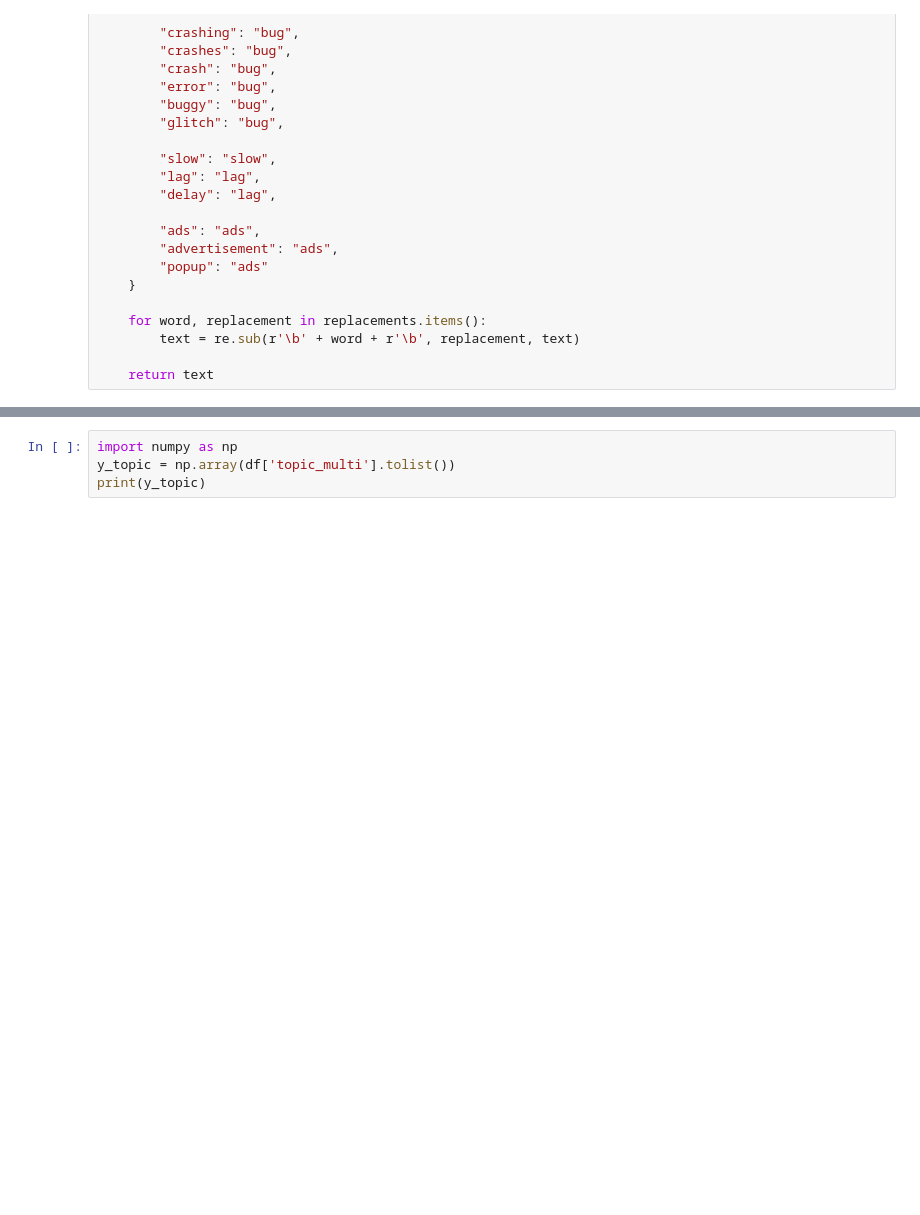
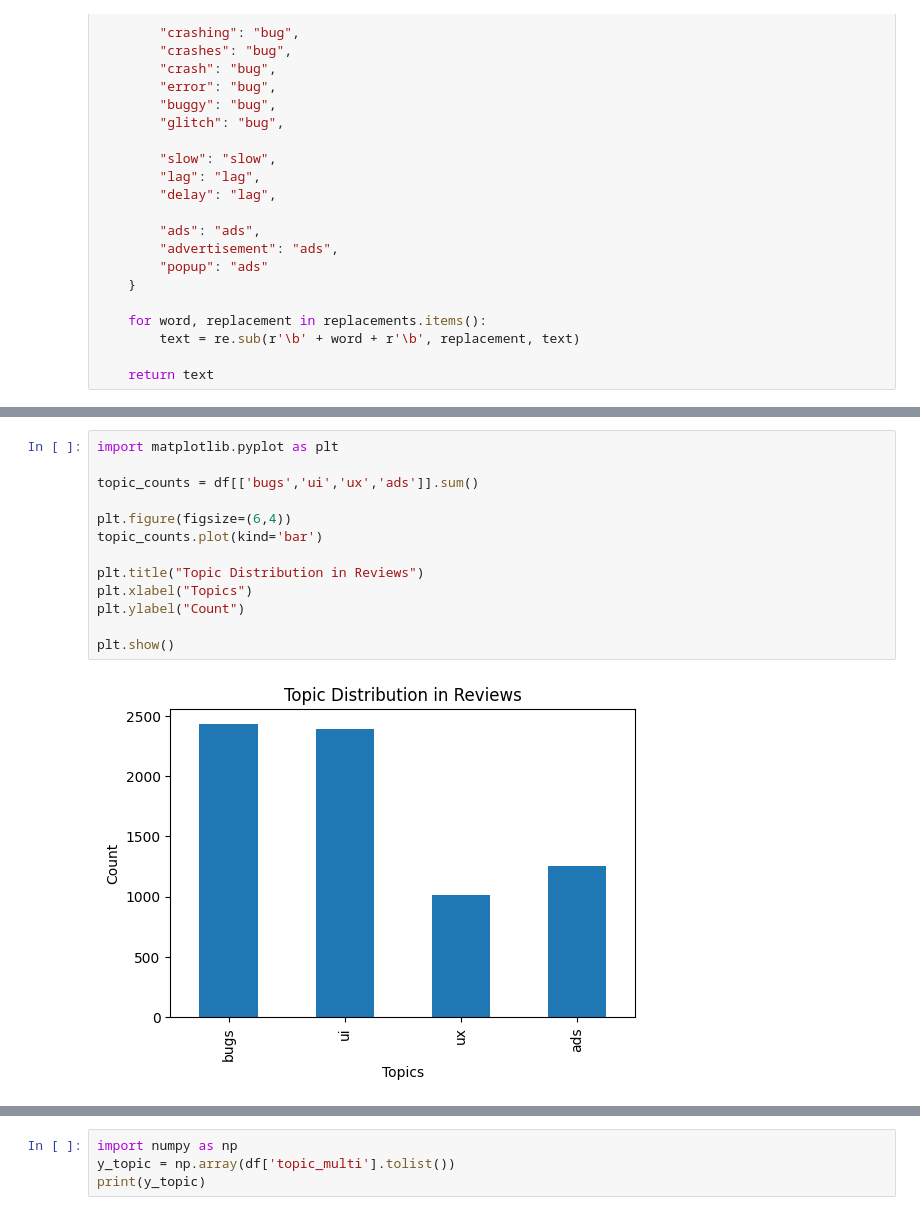
Before and after one commit to Priyanshi07-ai/mobile_app_review_classify_ann_model, a Jupyter notebook: ann_final1.ipynb, the cells around one changed output, grey strips where cells are left out. Saved outputs shown, nothing was run; the diff lists cells and outputs as text; blank space fills up the shorter version.

```diff
--- a/ann_final1.ipynb
+++ b/ann_final1.ipynb
@@ -206,0 +197,15 @@ X = pad_sequences(sequences, maxlen=150)
+# %%
+import matplotlib.pyplot as plt
+
+topic_counts = df[['bugs','ui','ux','ads']].sum()
+
+plt.figure(figsize=(6,4))
+topic_counts.plot(kind='bar')
+
+plt.title("Topic Distribution in Reviews")
+plt.xlabel("Topics")
+plt.ylabel("Count")
+
+plt.show()
+# %% [output]
+[figure, added]
```
Also changed, not shown: parts of 38 cells of this notebook.
